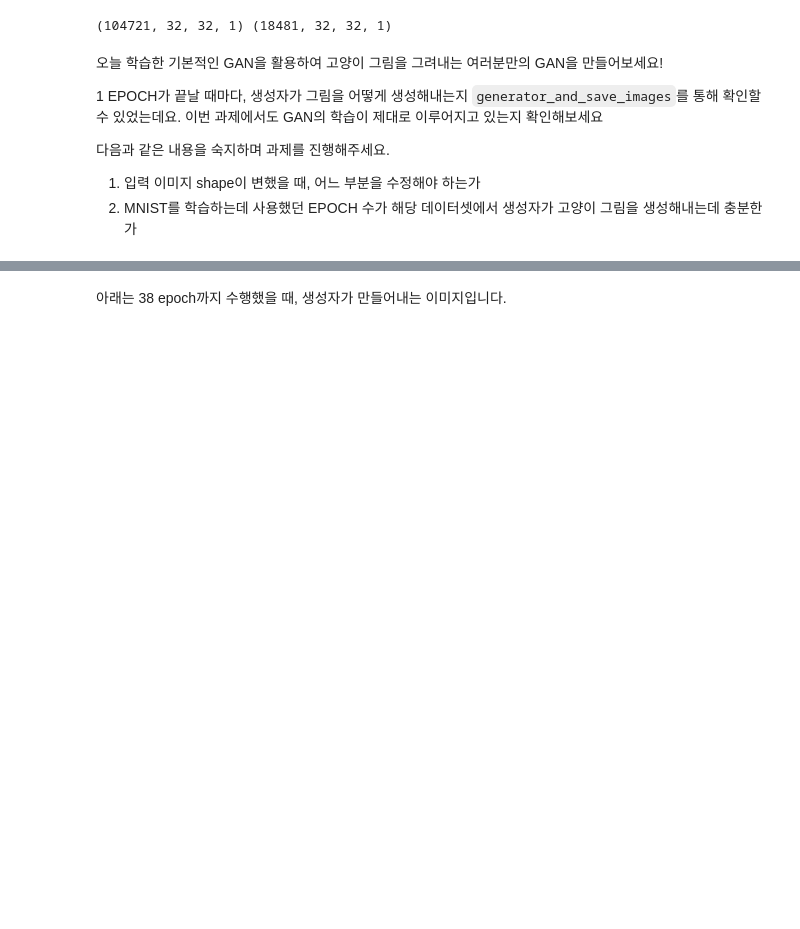
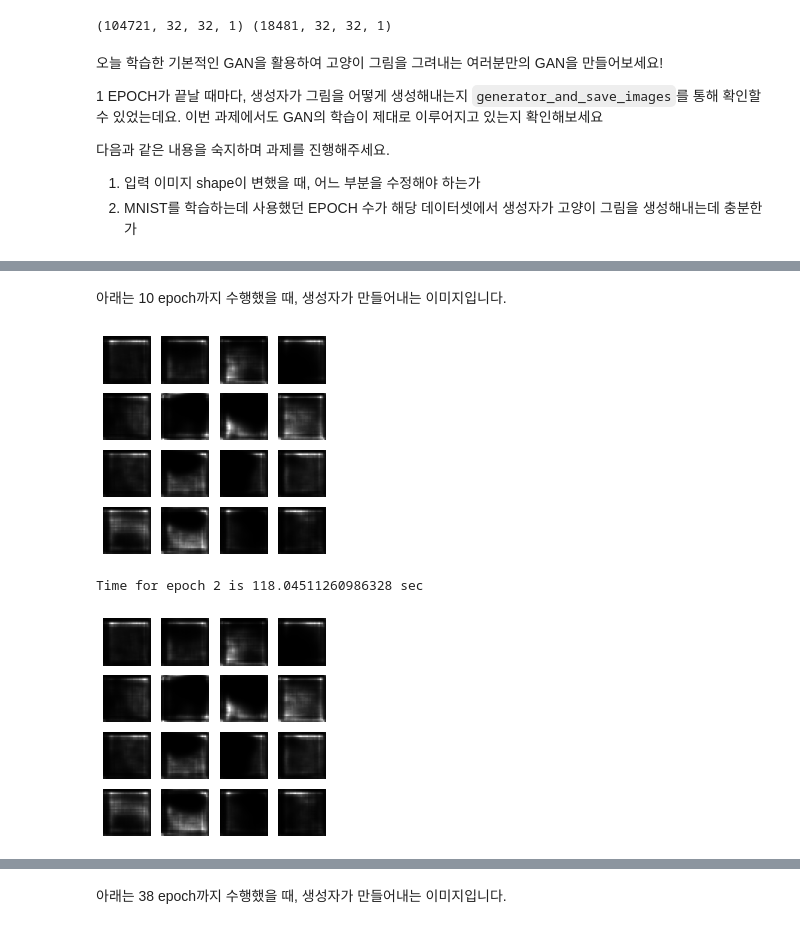
Before and after one commit to ttogle918/ds-zip, a Jupyter notebook: N434/N434a_GAN_new.ipynb, the cells around one changed output, grey strips where cells are left out. Drawn from its saved outputs; the diff is of its cells as text; code cells hidden in the pictures; blank space fills up the shorter version.

```diff
--- a/N434/N434a_GAN_new.ipynb
+++ b/N434/N434a_GAN_new.ipynb
@@ -107,0 +220,3 @@ print(x_train.shape, x_test.shape) # ((104721, 32, 32, 1), (18481, 32, 32, 1))
+# %%
+def generator_loss(fake_output):
+    return cross_entropy(tf.ones_like(fake_output), fake_output)
@@ -107,0 +305,9 @@ print(x_train.shape, x_test.shape) # ((104721, 32, 32, 1), (18481, 32, 32, 1))
+# %% [markdown]
+아래는 10 epoch까지 수행했을 때, 생성자가 만들어내는 이미지입니다.
+# %%
+%%time
+train(train_dataset, 2)
+# %% [output]
+[figure, added]
+Time for epoch 2 is 118.04511260986328 sec
+[figure, added]
```
Also changed, not shown: parts of 20 cells of this notebook.
